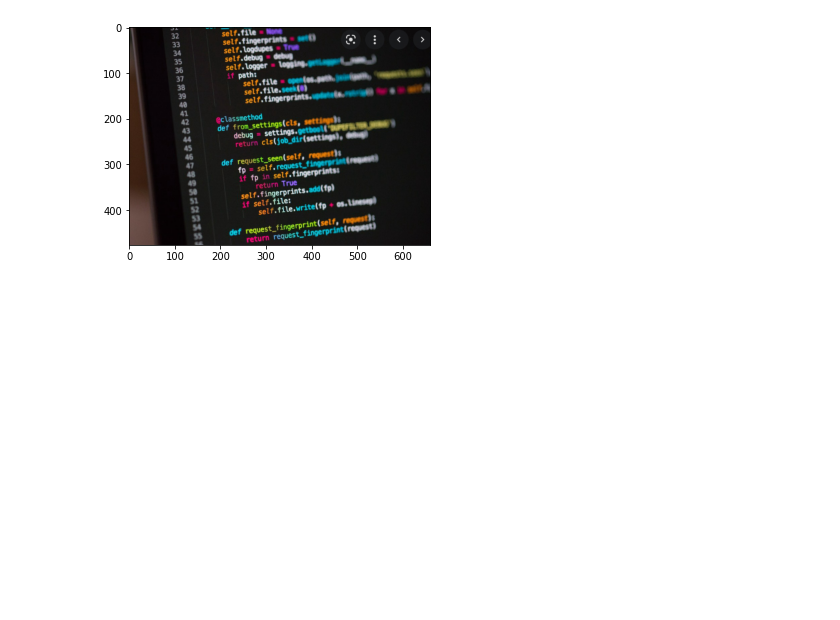
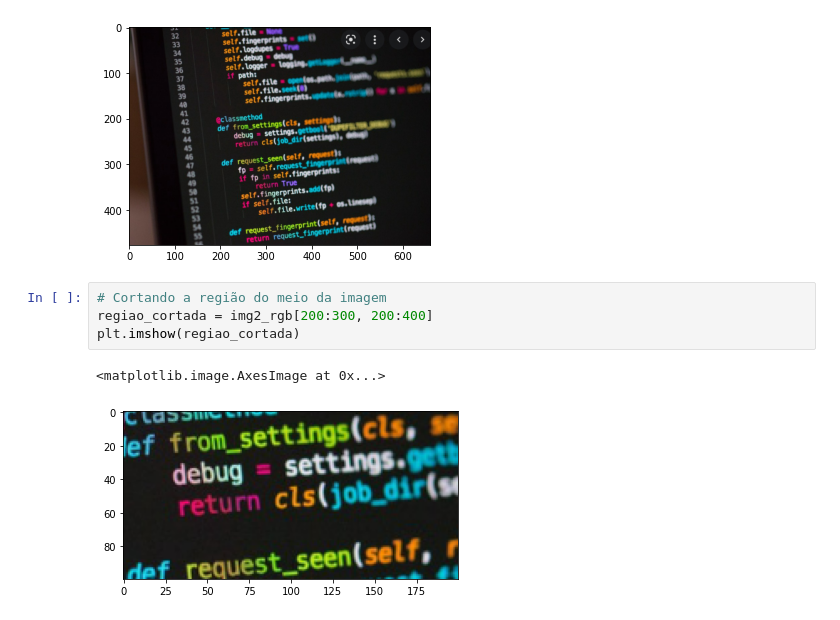
Before and after one commit to MatheusPSantos/digital-image-processing, a Jupyter notebook: tutorial/2-basic_image_manipulations.ipynb, the cells around one changed output. Drawn from its saved outputs; the diff is of its cells as text; blank space fills up the shorter version.

Commit message:
2: basic imagem manipulation

```diff
--- a/tutorial/2-basic_image_manipulations.ipynb
+++ b/tutorial/2-basic_image_manipulations.ipynb
@@ -80,3 +81,10 @@ plt.imshow(img2_rgb)
 # %% [output]
 <matplotlib.image.AxesImage at 0x...>
 [figure]
+# %%
+# Cortando a região do meio da imagem
+regiao_cortada = img2_rgb[200:300, 200:400]
+plt.imshow(regiao_cortada)
+# %% [output]
+<matplotlib.image.AxesImage at 0x...>
+[figure, added]
```
Also changed, not shown: parts of 10 cells of this notebook, 1 other file.
